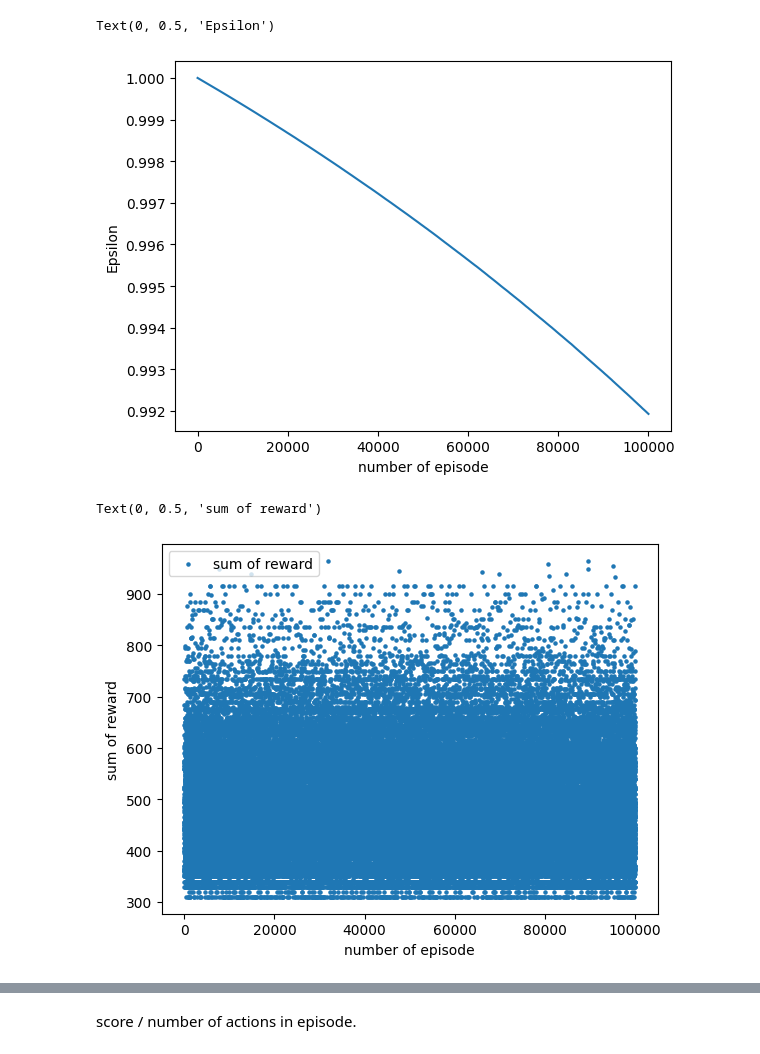
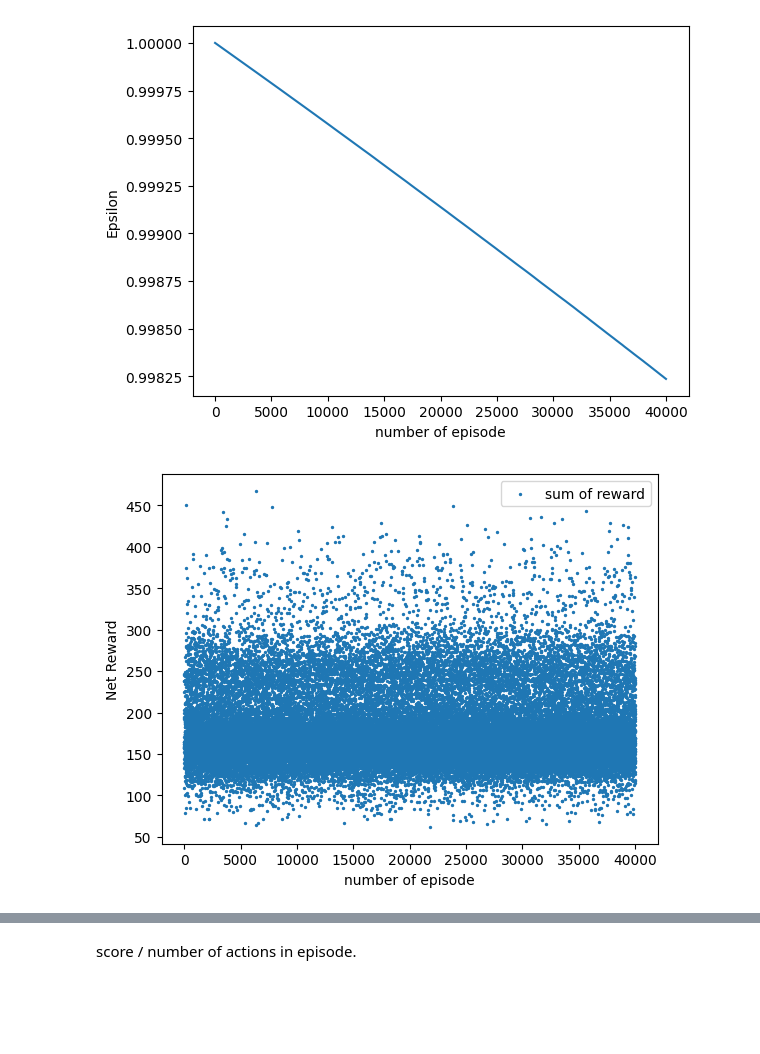
Before and after one commit to higrov/deep-reinforcement-learning-dfjssp, a Jupyter notebook: gym_cooking/logs/train_log/test.ipynb, the cells around one changed output, grey strips where cells are left out. Cells and saved outputs as stored; diff of their text form; code cells hidden in the pictures; blank space fills up the shorter version.

```diff
--- a/gym_cooking/logs/train_log/test.ipynb
+++ b/gym_cooking/logs/train_log/test.ipynb
@@ -4,5 +5,5 @@ import matplotlib.pyplot as plt
 # %%
-df = pd.read_csv("./log-[100000]964.25.csv")
+df = pd.read_csv("./log-[40000].csv")
 
-df[0:10000][:]
+df
 # %% [output]
@@ -50,17 +85,19 @@ y3=df['min_loss']
 plt.plot(x,y)
 plt.xlabel('number of episode')
 plt.ylabel('Epsilon')
+
+plt.savefig("EpsilonDecay.png")
 # %% [output]
-Text(0, 0.5, 'Epsilon')
-[figure, old version]
+[figure, new version]
 # %%
-plt.scatter(x,y2, s=5, label='sum of reward')
+plt.scatter(x,y2, s=2, label='sum of reward')
 #plt.plot(x,y*40, c='g', label = 'epsilon * 100')
-plt.legend(loc='upper left')
+plt.legend(loc='upper right')
 plt.xlabel('number of episode')
-plt.ylabel('sum of reward')
+plt.ylabel('Net Reward')
+
+plt.savefig("NetRewardScatter.png")
 # %% [output]
-Text(0, 0.5, 'sum of reward')
-[figure, old version]
+[figure, new version]
 # %%
 plt.plot(x,y2, label='sum of reward')
```
Also changed, not shown: parts of 16 cells of this notebook, 24 other files.
